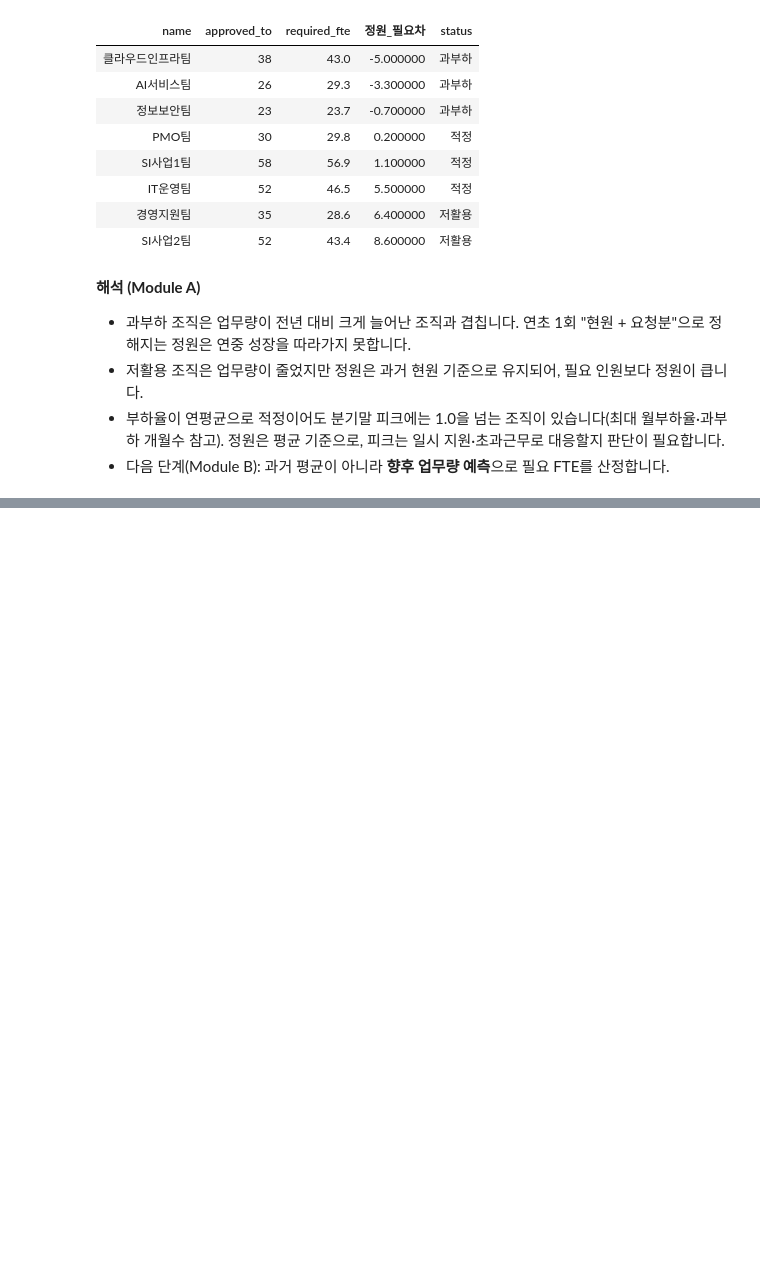
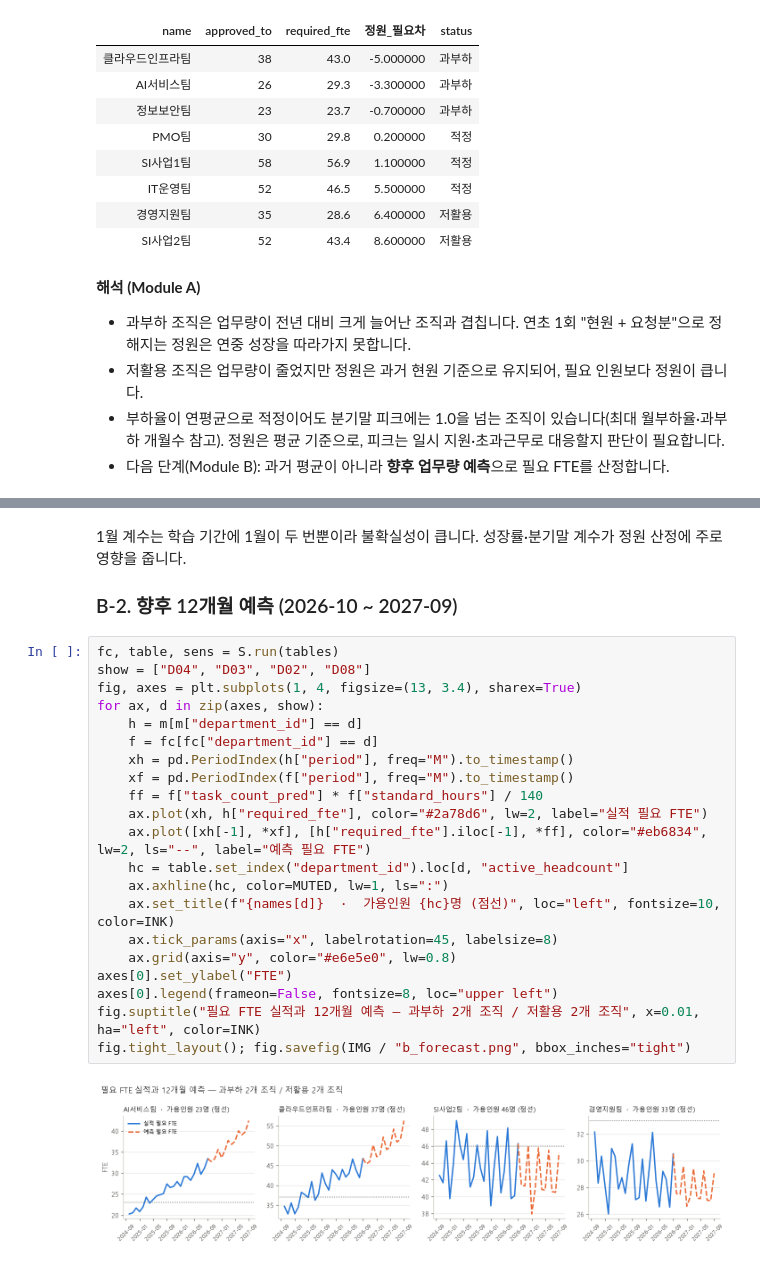
Before and after one commit to sujin-1015/orgpilot-ai, a Jupyter notebook: notebooks/analysis.ipynb, the cells around one changed output, grey strips where cells are left out. Saved outputs shown, nothing was run; the diff lists cells and outputs as text; blank space fills up the shorter version.

```diff
--- a/notebooks/analysis.ipynb
+++ b/notebooks/analysis.ipynb
@@ -157,0 +228,27 @@ Out[6]: <pandas.io.formats.style.Styler at 0x...>
+# %% [markdown]
+1월 계수는 학습 기간에 1월이 두 번뿐이라 불확실성이 큽니다. 성장률·분기말 계수가 정원 산정에 주로 영향을 줍니다.
+
+### B-2. 향후 12개월 예측 (2026-10 ~ 2027-09)
+# %%
+fc, table, sens = S.run(tables)
+show = ["D04", "D03", "D02", "D08"]
+fig, axes = plt.subplots(1, 4, figsize=(13, 3.4), sharex=True)
+for ax, d in zip(axes, show):
+    h = m[m["department_id"] == d]
+    f = fc[fc["department_id"] == d]
+    xh = pd.PeriodIndex(h["period"], freq="M").to_timestamp()
+    xf = pd.PeriodIndex(f["period"], freq="M").to_timestamp()
+    ff = f["task_count_pred"] * f["standard_hours"] / 140
+    ax.plot(xh, h["required_fte"], color="#2a78d6", lw=2, label="실적 필요 FTE")
+    ax.plot([xh[-1], *xf], [h["required_fte"].iloc[-1], *ff], color="#eb6834", lw=2, ls="--", label="예측 필요 FTE")
+    hc = table.set_index("department_id").loc[d, "active_headcount"]
+    ax.axhline(hc, color=MUTED, lw=1, ls=":")
+    ax.set_title(f"{names[d]}  ·  가용인원 {hc}명 (점선)", loc="left", fontsize=10, color=INK)
+    ax.tick_params(axis="x", labelrotation=45, labelsize=8)
+    ax.grid(axis="y", color="#e6e5e0", lw=0.8)
+axes[0].set_ylabel("FTE")
+axes[0].legend(frameon=False, fontsize=8, loc="upper left")
+fig.suptitle("필요 FTE 실적과 12개월 예측 — 과부하 2개 조직 / 저활용 2개 조직", x=0.01, ha="left", color=INK)
+fig.tight_layout(); fig.savefig(IMG / "b_forecast.png", bbox_inches="tight")
+# %% [output]
+[figure, added]
```
Also changed, not shown: parts of 15 cells of this notebook, 8 other files.
